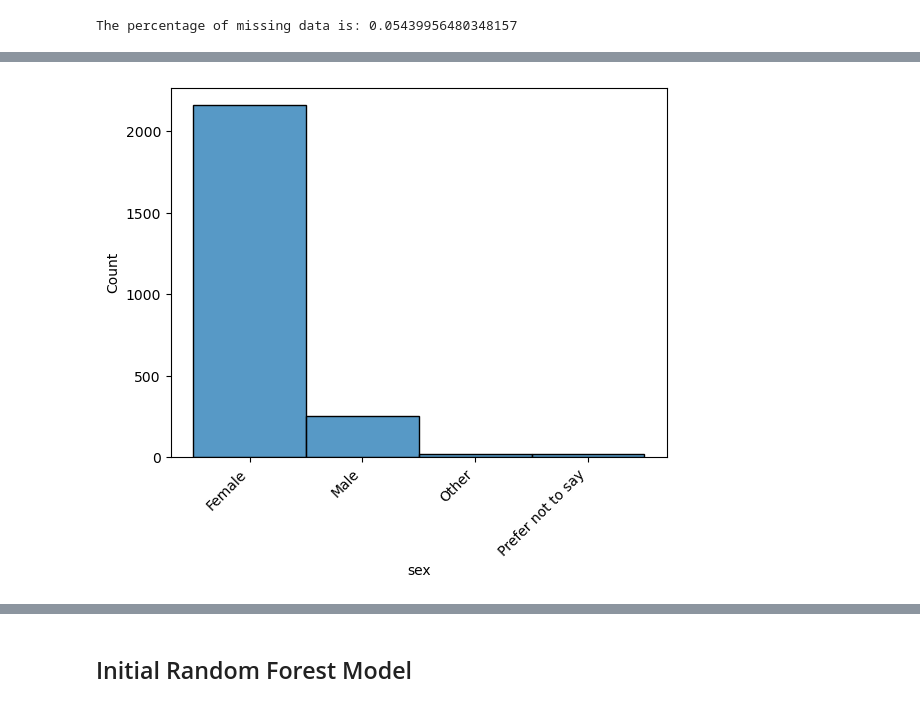
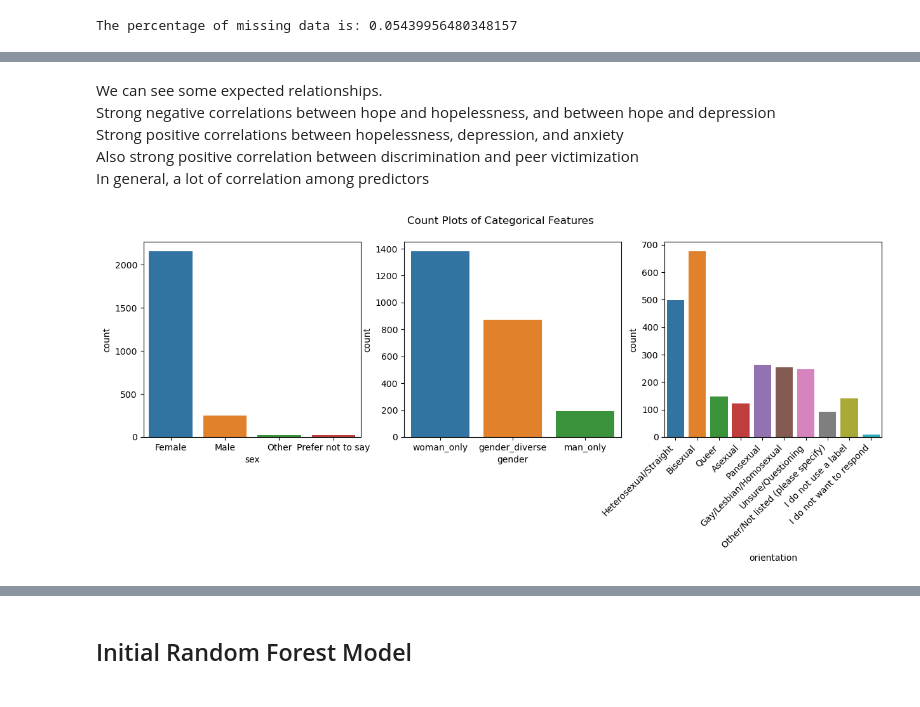
Before and after one commit to NRKako/machine_learning, a Jupyter notebook: self_harm.ipynb, the cells around one changed output, grey strips where cells are left out. Drawn from its saved outputs; the diff is of its cells as text; code cells hidden in the pictures.

```diff
--- a/self_harm.ipynb
+++ b/self_harm.ipynb
@@ -359,12 +308,21 @@ sns.histplot(ax=axes[2, 2], data=predictors['anxiety'])
+# %% [markdown]
+We can see some expected relationships.
+Strong negative correlations between hope and hopelessness, and between hope and depression
+Strong positive correlations between hopelessness, depression, and anxiety
+Also strong positive correlation between discrimination and peer victimization
+In general, a lot of correlation among predictors
 # %%
-# countplots of categorical features
-sns.histplot(predictors['sex'])
-plt.xticks(
-    rotation=45,
-    horizontalalignment='right'
-)
+# count plots of categorical features
+fig, axes = plt.subplots(1, 3, figsize=(15, 4))
+fig.suptitle('Count Plots of Categorical Features')
 
-# don't show the label objects
+sns.countplot(ax=axes[0], x=predictors['sex'])
+
+sns.countplot(ax=axes[1], x=predictors['gender'])
+
+sns.countplot(ax=axes[2], x=predictors['orientation'])
+
+plt.xticks(rotation=45, horizontalalignment='right')
 None
 # %% [output]
-[figure, old version]
+[figure, new version]
```
Also changed, not shown: parts of 44 cells of this notebook, 1 other file.
